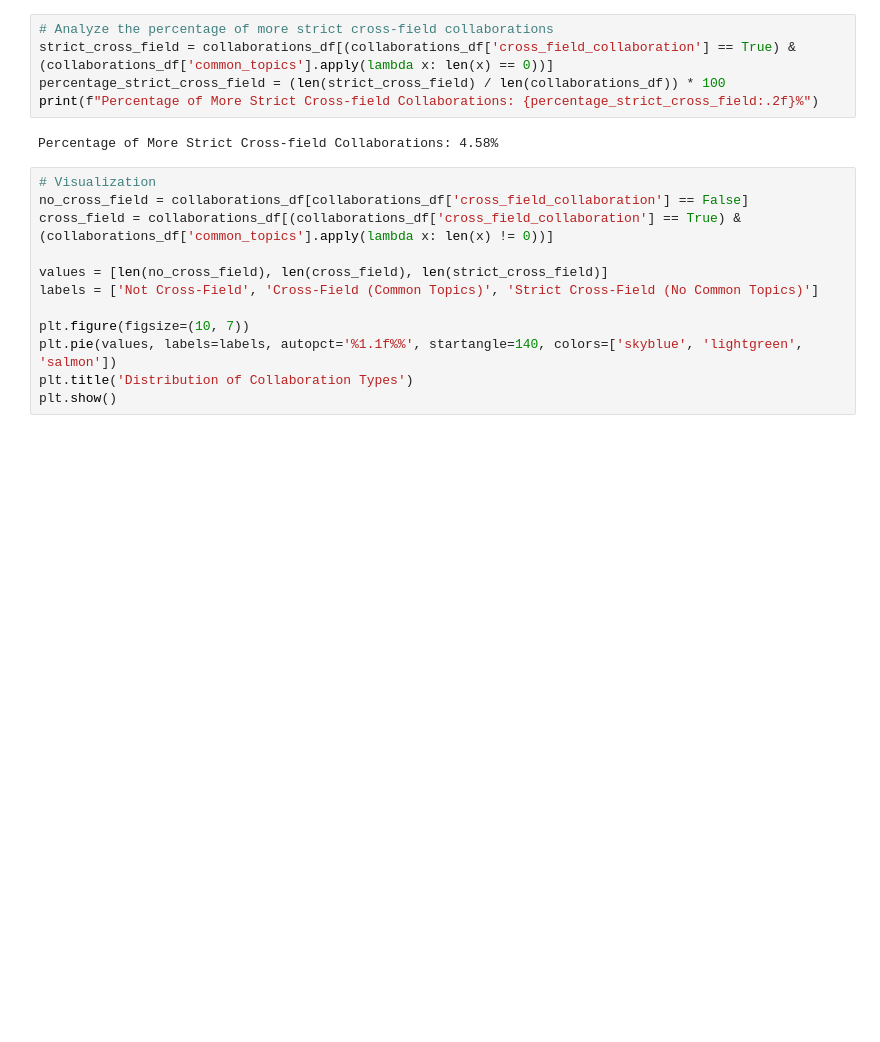
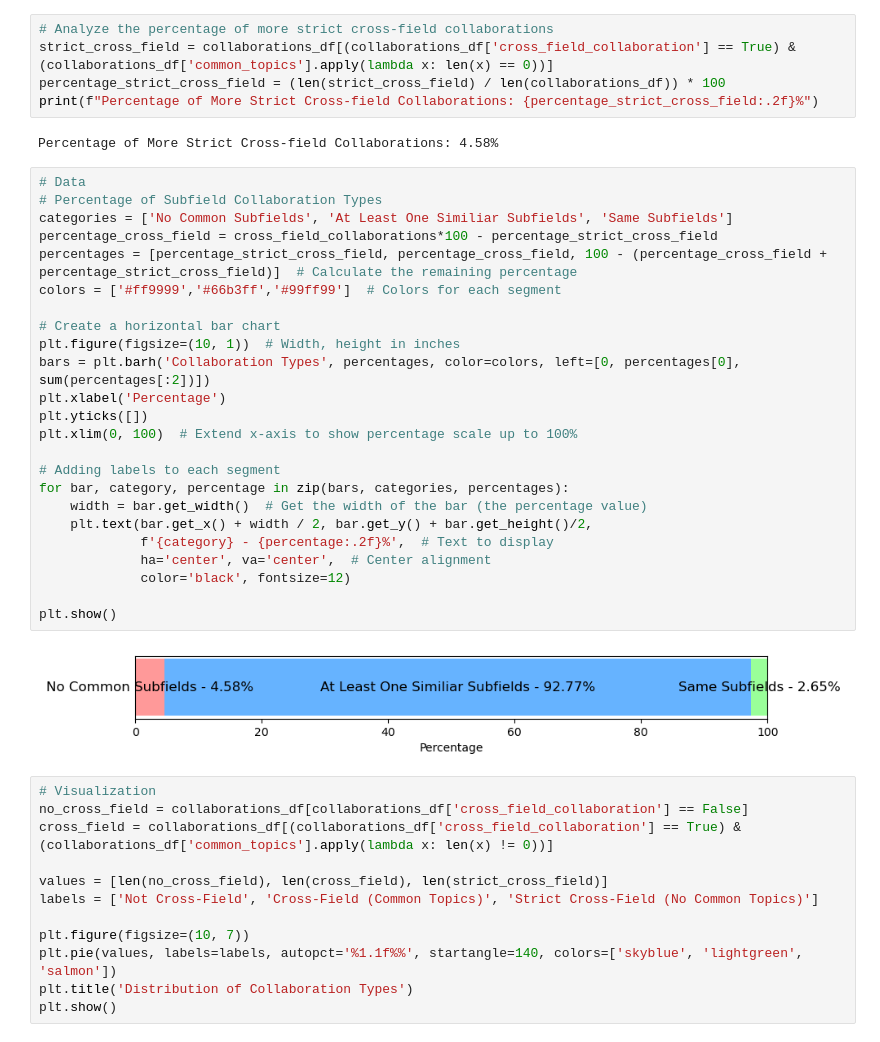
Before and after one commit to jasonliiiii/PeopleWeave_coauthorship, a Jupyter notebook: collaboration.ipynb, the cells around one changed output. Cells and saved outputs as stored; diff of their text form; blank space fills up the shorter version.

```diff
--- a/collaboration.ipynb
+++ b/collaboration.ipynb
@@ -118,6 +119,32 @@ percentage_strict_cross_field = (len(strict_cross_field) / len(collaborations_df
 print(f"Percentage of More Strict Cross-field Collaborations: {percentage_strict_cross_field:.2f}%")
 # %% [output]
 Percentage of More Strict Cross-field Collaborations: 4.58%
+# %%
+# Data
+# Percentage of Subfield Collaboration Types
+categories = ['No Common Subfields', 'At Least One Similiar Subfields', 'Same Subfields']
+percentage_cross_field = cross_field_collaborations*100 - percentage_strict_cross_field
+percentages = [percentage_strict_cross_field, percentage_cross_field, 100 - (percentage_cross_field + percentage_strict_cross_field)]  # Calculate the remaining percentage
+colors = ['#ff9999','#66b3ff','#99ff99']  # Colors for each segment
+
+# Create a horizontal bar chart
+plt.figure(figsize=(10, 1))  # Width, height in inches
+bars = plt.barh('Collaboration Types', percentages, color=colors, left=[0, percentages[0], sum(percentages[:2])])
+plt.xlabel('Percentage')
+plt.yticks([])
+plt.xlim(0, 100)  # Extend x-axis to show percentage scale up to 100%
+
+# Adding labels to each segment
+for bar, category, percentage in zip(bars, categories, percentages):
+    width = bar.get_width()  # Get the width of the bar (the percentage value)
+    plt.text(bar.get_x() + width / 2, bar.get_y() + bar.get_height()/2,
+             f'{category} - {percentage:.2f}%',  # Text to display
+             ha='center', va='center',  # Center alignment
+             color='black', fontsize=12)
+
+plt.show()
+# %% [output]
+[figure, added]
 # %%
 # Visualization
 no_cross_field = collaborations_df[collaborations_df['cross_field_collaboration'] == False]
```
Also changed, not shown: parts of 34 cells of this notebook, 7 other files.
